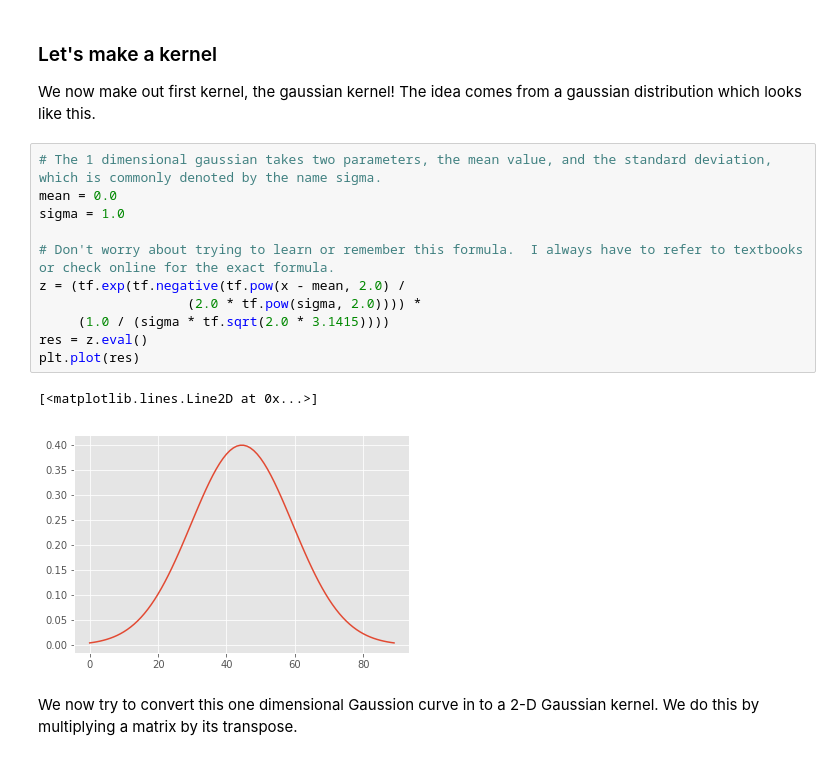
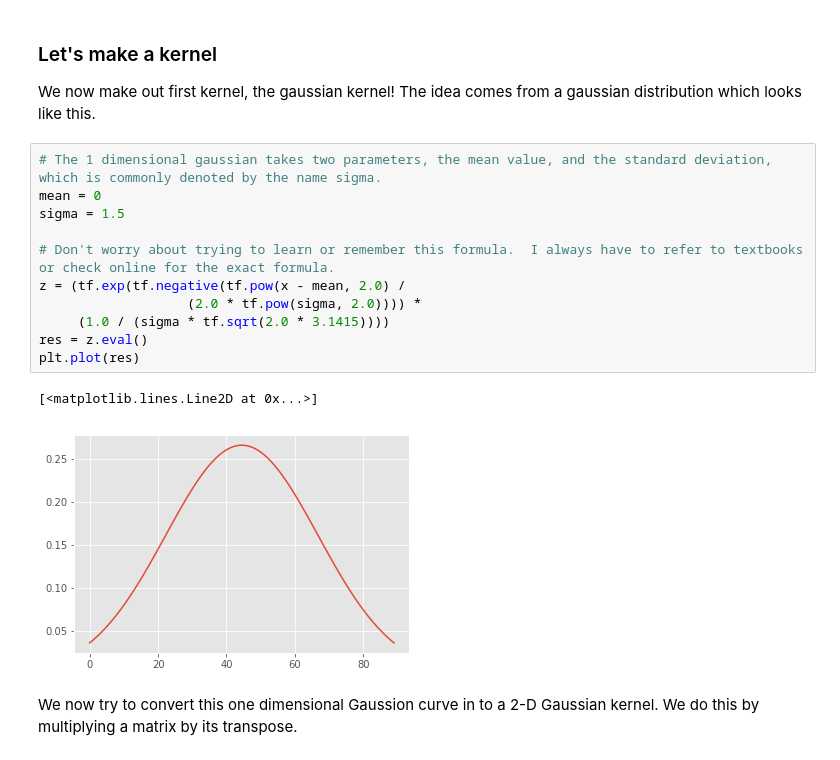
Before and after one commit to gotibhai/tensorflowExperiments, a Jupyter notebook: Convolution .ipynb, the cells around one changed output. Saved outputs shown, nothing was run; the diff lists cells and outputs as text.

```diff
--- a/Convolution .ipynb
+++ b/Convolution .ipynb
@@ -66,18 +66,18 @@ We now make out first kernel, the gaussian kernel!
 The idea comes from a gaussian distribution which looks like this.
 # %%
 # The 1 dimensional gaussian takes two parameters, the mean value, and the standard deviation, which is commonly denoted by the name sigma.
-mean = 0.0
-sigma = 1.0
+mean = 0
+sigma = 1.5
 
 # Don't worry about trying to learn or remember this formula.  I always have to refer to textbooks or check online for the exact formula.
 z = (tf.exp(tf.negative(tf.pow(x - mean, 2.0) /
                    (2.0 * tf.pow(sigma, 2.0)))) *
      (1.0 / (sigma * tf.sqrt(2.0 * 3.1415))))
 res = z.eval()
 plt.plot(res)
 # %% [output]
 [<matplotlib.lines.Line2D at 0x...>]
-[figure, old version]
+[figure, new version]
 # %% [markdown]
 We now try to convert this one dimensional Gaussion curve in to a 2-D Gaussian kernel.
 We do this by multiplying a matrix by its transpose.
```
Also changed, not shown: parts of 19 cells of this notebook, 1 other file.
